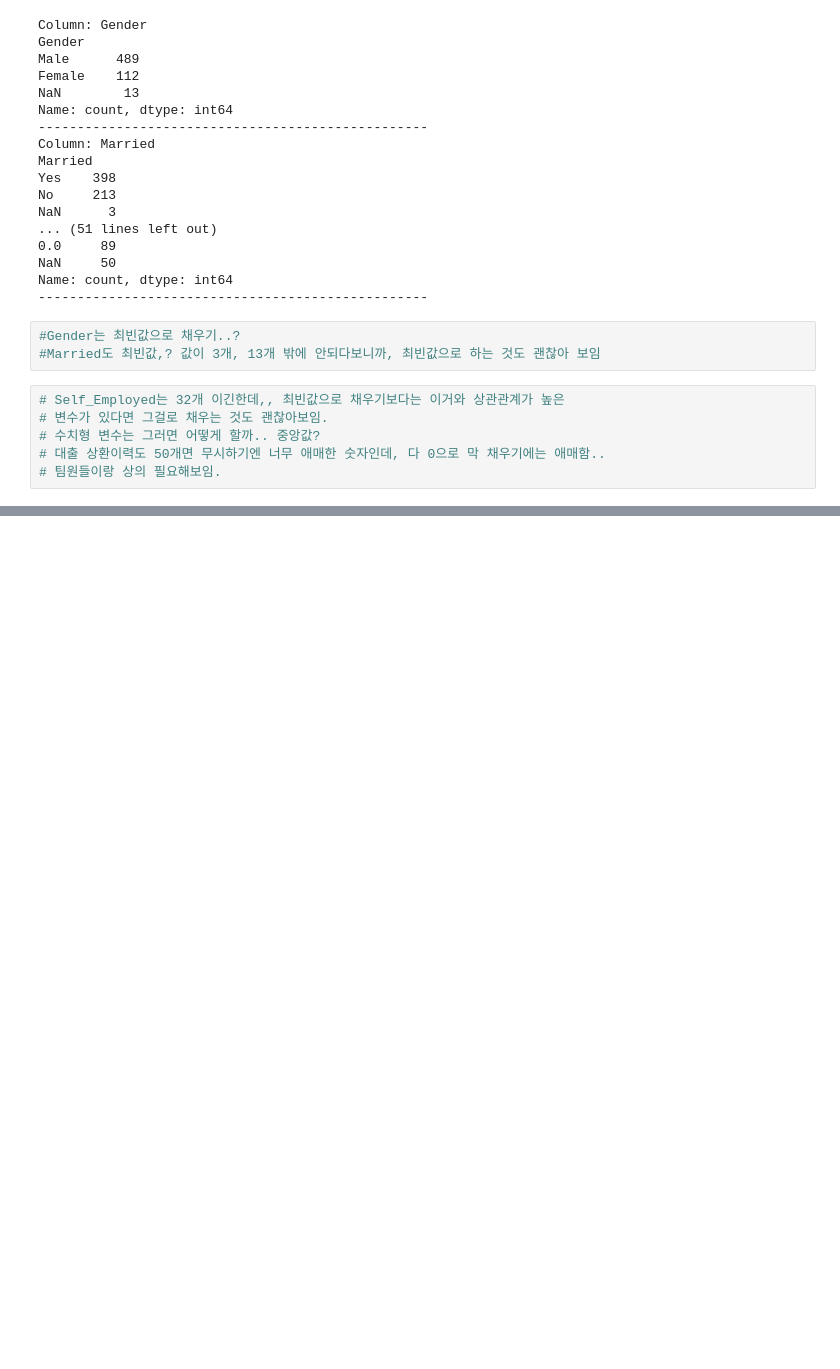
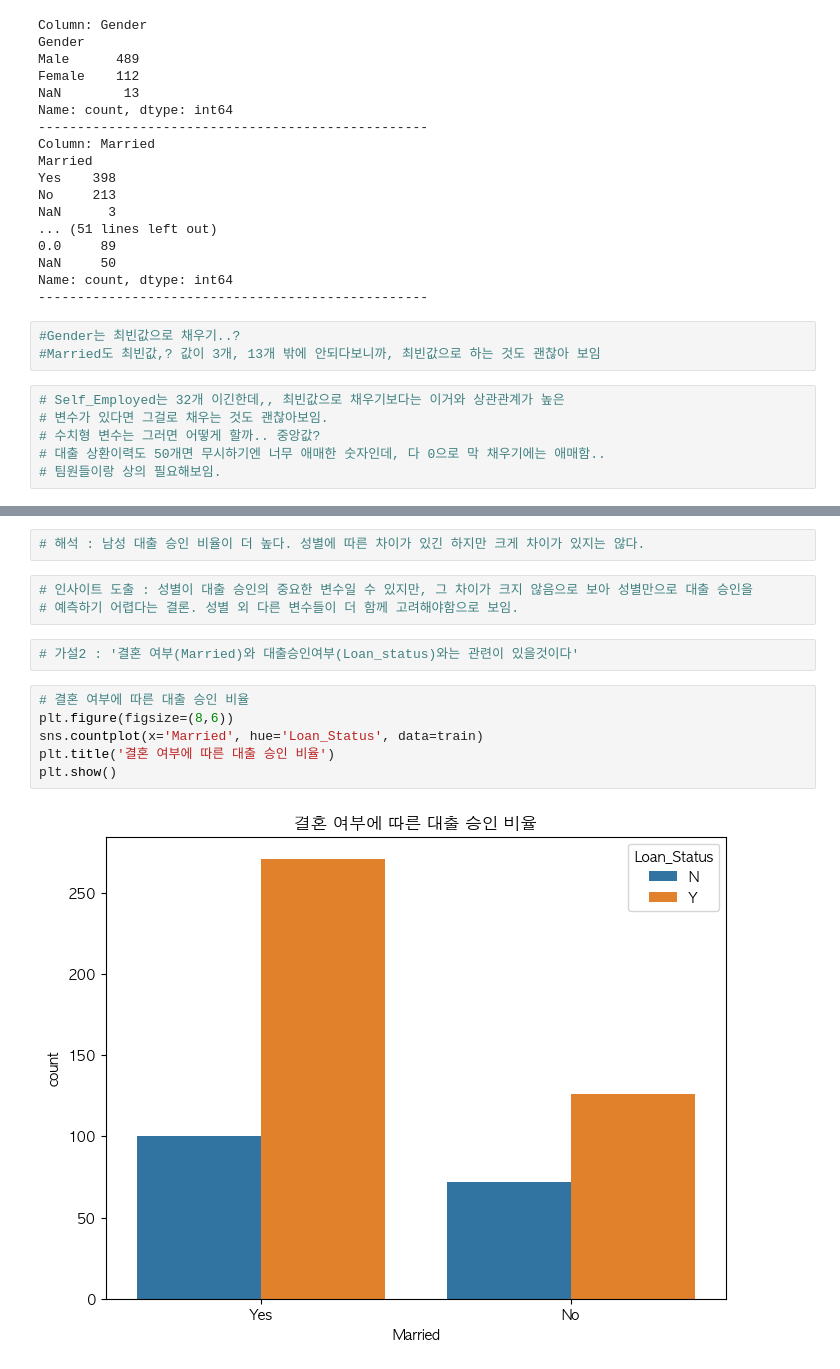
Before and after one commit to lshwa/Toy_proj, a Jupyter notebook: toy_project.ipynb, the cells around one changed output, grey strips where cells are left out. Saved outputs shown, nothing was run; the diff lists cells and outputs as text; blank space fills up the shorter version.

```diff
--- a/toy_project.ipynb
+++ b/toy_project.ipynb
@@ -256,0 +363,15 @@ Name: count, dtype: int64
+# %%
+# 해석 : 남성 대출 승인 비율이 더 높다. 성별에 따른 차이가 있긴 하지만 크게 차이가 있지는 않다.
+# %%
+# 인사이트 도출 : 성별이 대출 승인의 중요한 변수일 수 있지만, 그 차이가 크지 않음으로 보아 성별만으로 대출 승인을
+# 예측하기 어렵다는 결론. 성별 외 다른 변수들이 더 함께 고려해야함으로 보임.
+# %%
+# 가설2 : '결혼 여부(Married)와 대출승인여부(Loan_status)와는 관련이 있을것이다'
+# %%
+# 결혼 여부에 따른 대출 승인 비율
+plt.figure(figsize=(8,6))
+sns.countplot(x='Married', hue='Loan_Status', data=train)
+plt.title('결혼 여부에 따른 대출 승인 비율')
+plt.show()
+# %% [output]
+[figure, added]
```
Also changed, not shown: parts of 32 cells of this notebook.
